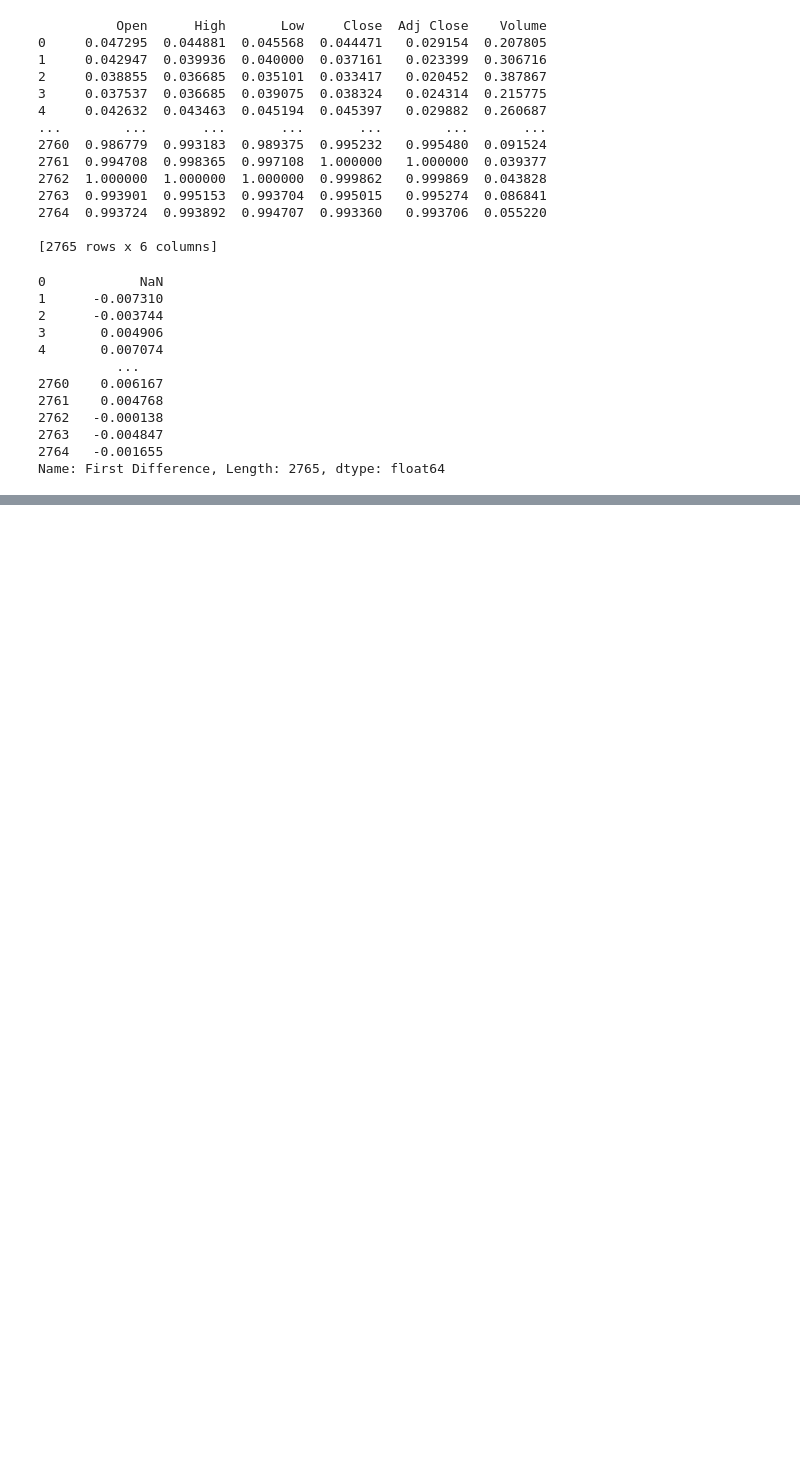
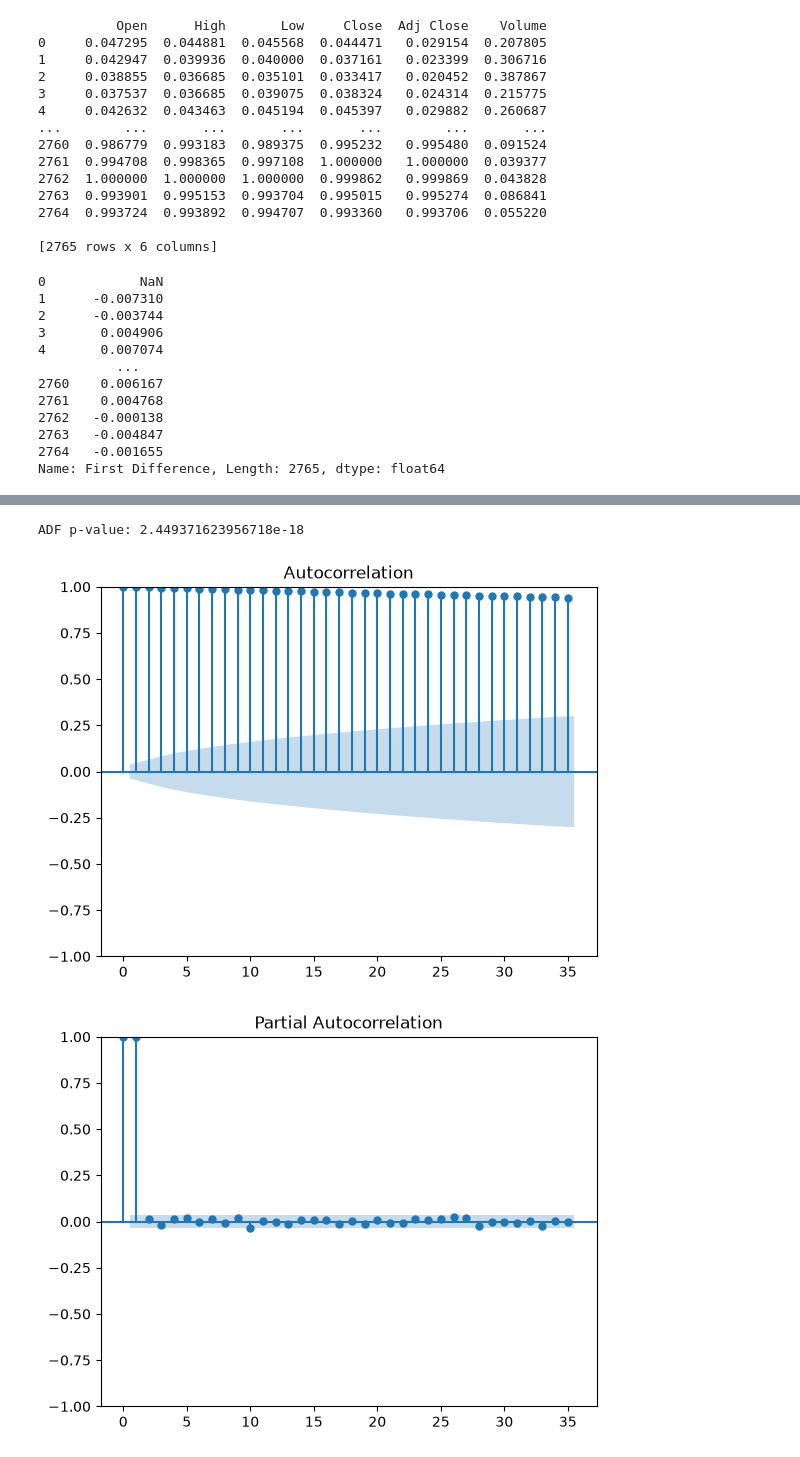
Before and after one commit to toleshee2015/portfolio-optimization, a Jupyter notebook: Task-1.ipynb, the cells around one changed output, grey strips where cells are left out. Drawn from its saved outputs; the diff is of its cells as text; code cells hidden in the pictures; blank space fills up the shorter version.

```diff
--- a/Task-1.ipynb
+++ b/Task-1.ipynb
@@ -253,0 +321,6 @@ Name: First Difference, Length: 2765, dtype: float64
+# %%
+df["ma_10"] = df["Close"].rolling(10).mean()
+# %%
+df["hl_spread"] = df["High"] - df["Low"]
+# %%
+df = df.sort_values(by="Date")  # or timestamp column
@@ -253,0 +335,22 @@ Name: First Difference, Length: 2765, dtype: float64
+# %%
+import numpy as np
+from statsmodels.tsa.stattools import adfuller
+
+df['returns'] = df['Close'].pct_change()
+
+series = df['returns'].replace([np.inf, -np.inf], np.nan).dropna()
+
+result = adfuller(series)
+print("ADF p-value:", result[1])
+# %% [output]
+ADF p-value: 2.449371623956718e-18
+# %%
+from statsmodels.graphics.tsaplots import plot_acf, plot_pacf
+import matplotlib.pyplot as plt
+
+plot_acf(df['Close'])
+plot_pacf(df['Close'])
+plt.show()
+# %% [output]
+[figure, added]
+[figure, added]
```
Also changed, not shown: parts of 37 cells of this notebook.
